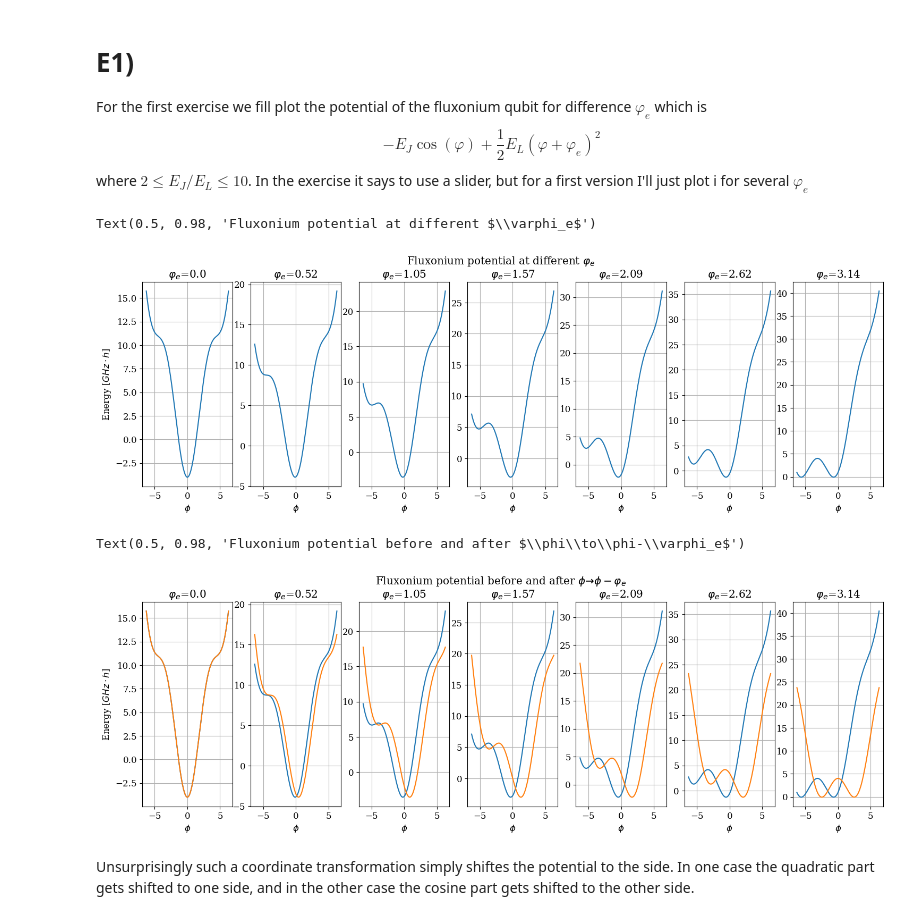
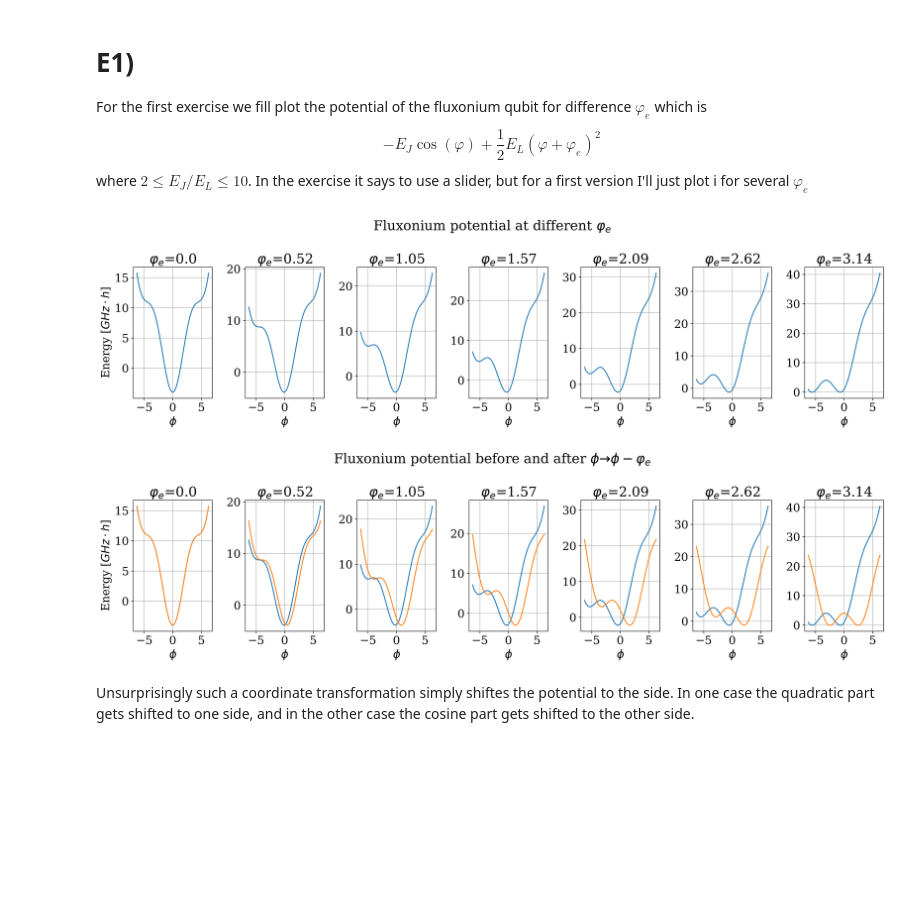
Before and after one commit to Shellf1sh/Superconducting-Qubits-Course, a Jupyter notebook: Week4/Week4Code.ipynb, the cells around one changed output. Cells and saved outputs as stored; diff of their text form; code cells hidden in the pictures; blank space fills up the shorter version.

```diff
--- a/Week4/Week4Code.ipynb
+++ b/Week4/Week4Code.ipynb
@@ -7,6 +7,7 @@ plt.rcParams['font.size'] = 18
 plt.rcParams['axes.grid'] = True
 plt.rcParams['font.family'] = 'serif'
 plt.rcParams['figure.figsize'] = [8,6]
+plt.rcParams['figure.dpi'] = 300
 # %% [markdown]
 # E1)
 
@@ -20,28 +21,25 @@ def potential(phi, phi_e, E_J=1, E_L=1):
 
 phi_arr = np.linspace(-2*np.pi, 2*np.pi, 200)
 # %%
-plt.rcParams['font.size'] = 12
 fig, ax = plt.subplots(1, 7, figsize = (18,5))
 
 phi_e_arr = np.linspace(0, np.pi, 7)
 
 for i in range(len(phi_e_arr)):
     ax[i].plot(phi_arr, potential(phi_arr, phi_e_arr[i]))
     ax[i].set_title("$\\varphi_e$="+str(np.round(phi_e_arr[i], 2)))
     ax[i].set_xlabel("$\phi$")
 
 ax[0].set_ylabel("Energy [$GHz\cdot h$]")
 plt.suptitle(r"Fluxonium potential at different $\varphi_e$")
+plt.tight_layout()
 # %% [output]
-Text(0.5, 0.98, 'Fluxonium potential at different $\\varphi_e$')
-[figure, old version]
+[figure, new version]
 # %%
 def potential_shifted(phi, phi_e):
     return -4*np.cos(phi-phi_e)+(phi)**2/2
 
-
 fig, ax = plt.subplots(1, 7, figsize = (18,5))
-
 
 for i in range(len(phi_e_arr)):
     ax[i].plot(phi_arr, potential(phi_arr, phi_e_arr[i]))
@@ -51,8 +49,8 @@ for i in range(len(phi_e_arr)):
 
 ax[0].set_ylabel("Energy [$GHz\cdot h$]")
 plt.suptitle(r"Fluxonium potential before and after $\phi\to\phi-\varphi_e$")
+plt.tight_layout()
 # %% [output]
-Text(0.5, 0.98, 'Fluxonium potential before and after $\\phi\\to\\phi-\\varphi_e$')
-[figure, old version]
+[figure, new version]
 # %% [markdown]
 Unsurprisingly such a coordinate transformation simply shiftes the potential to the side. In one case the quadratic part gets shifted to one side, and in the other case the cosine part gets shifted to the other side.
```
Also changed, not shown: parts of 4 cells of this notebook, 2 other files.
